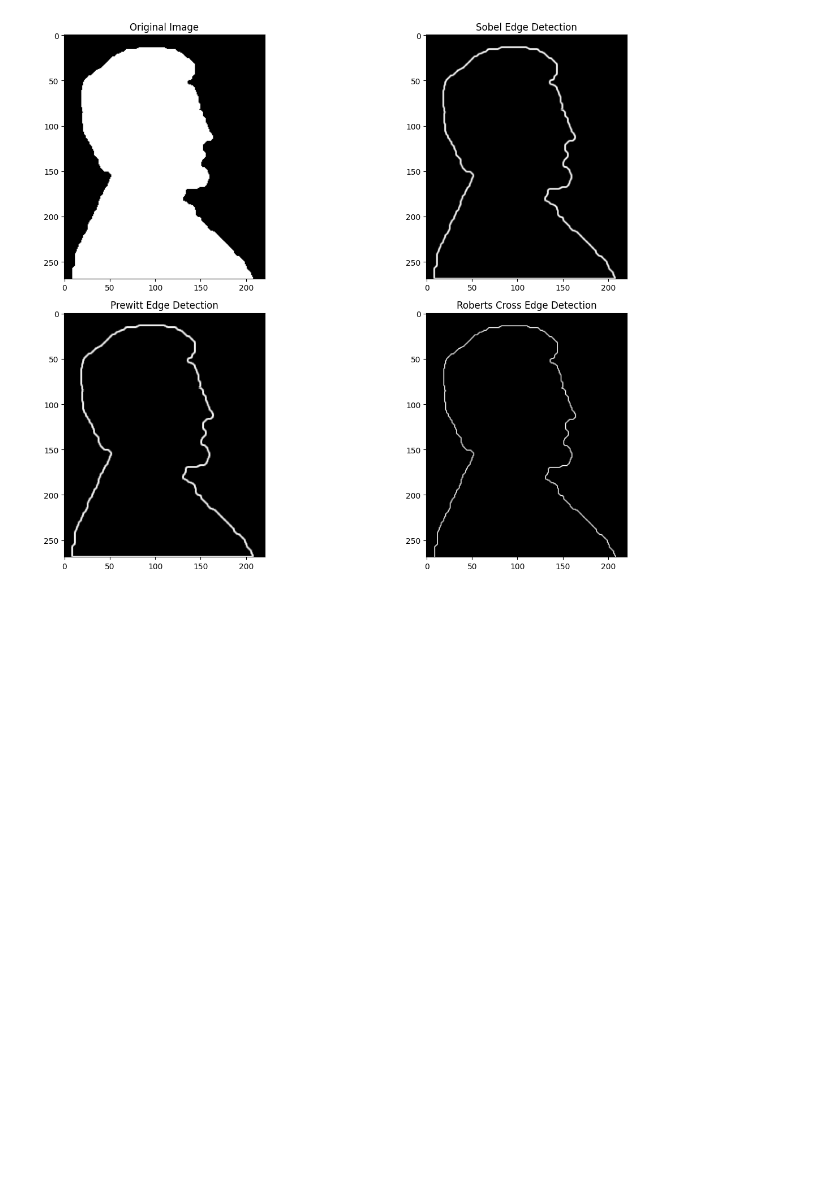
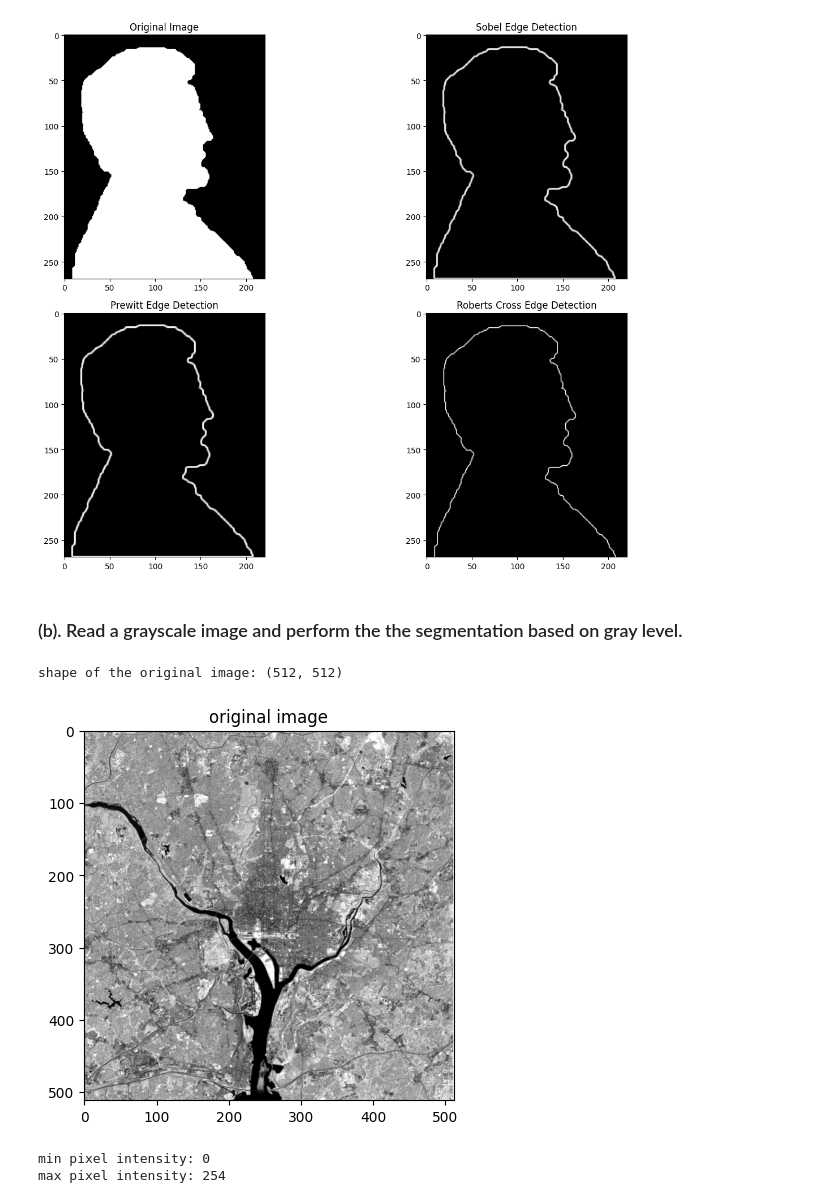
Before and after one commit to Mominur-sumon/Digital_image_processing_Lab_2025, a Jupyter notebook: 5.edge_segmentation_thresgold.ipynb, the cells around one changed output. Drawn from its saved outputs; the diff is of its cells as text; code cells hidden in the pictures; blank space fills up the shorter version.

```diff
--- a/5.edge_segmentation_thresgold.ipynb
+++ b/5.edge_segmentation_thresgold.ipynb
@@ -166,3 +166,19 @@ plt.tight_layout()
 plt.show()
 # %% [output]
 [figure]
+# %% [markdown]
+### (b). Read a grayscale image and perform the the segmentation based on gray level.
+# %%
+original_image = cv2.imread("image5/WashingtonDC_Band.tif", 0)
+print(f"shape of the original image: {original_image.shape}")
+plt.imshow(original_image, cmap='gray')
+plt.title('original image')
+plt.show()
+
+print(f"min pixel intensity: {np.min(original_image)}")
+print(f"max pixel intensity: {np.max(original_image)}")
+# %% [output]
+shape of the original image: (512, 512)
+[figure, added]
+min pixel intensity: 0
+max pixel intensity: 254
```
Also changed, not shown: parts of 8 cells of this notebook.
